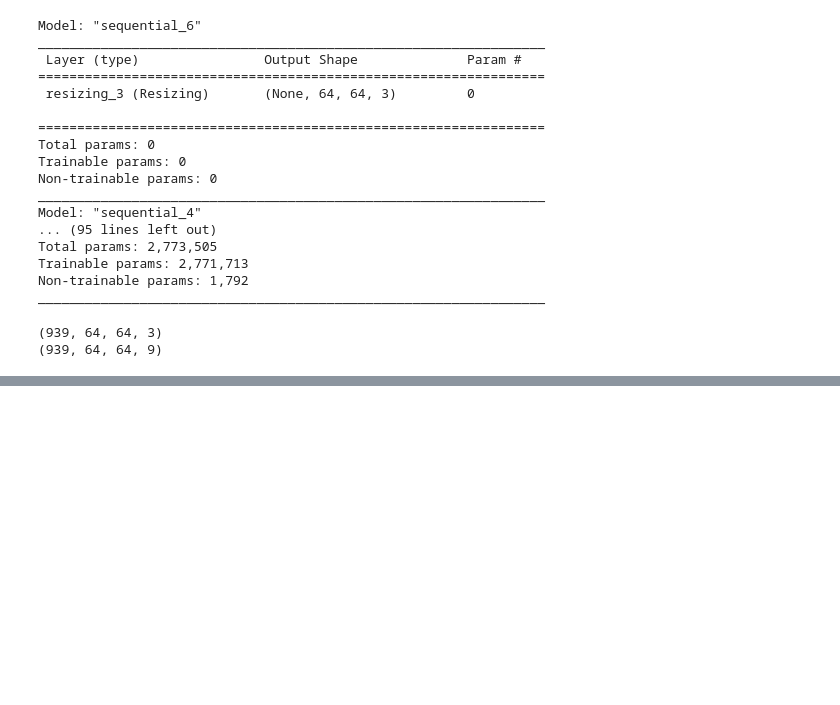
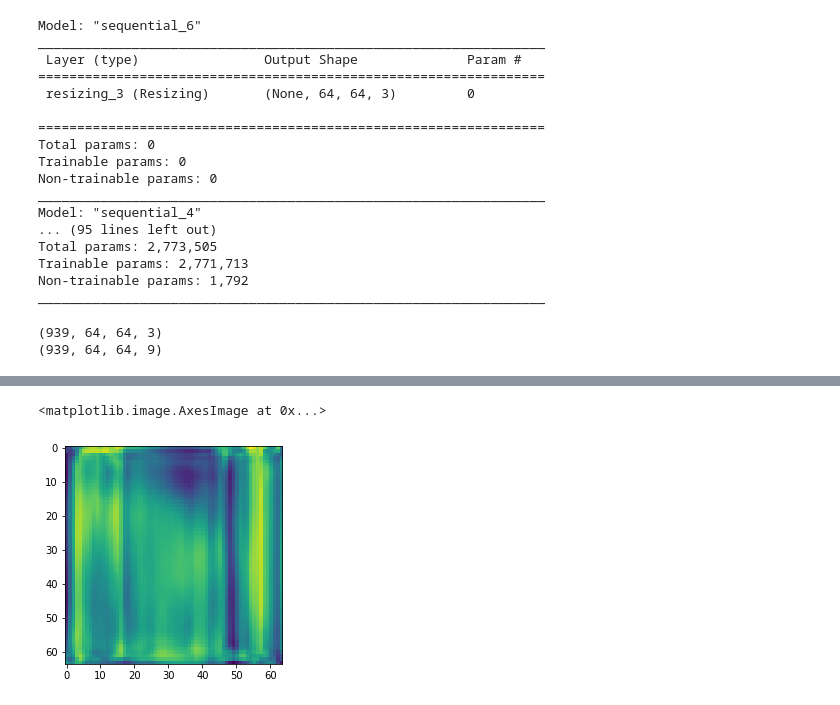
Before and after one commit to omriak/omri_project_files, a Jupyter notebook: training_colab.ipynb, the cells around one changed output, grey strips where cells are left out. Saved outputs shown, nothing was run; the diff lists cells and outputs as text; code cells hidden in the pictures; blank space fills up the shorter version.

```diff
--- a/training_colab.ipynb
+++ b/training_colab.ipynb
@@ -287,0 +301,10 @@ Epoch 22, gen loss=2.260711908340454,disc loss=0.7047123312950134, 0:00:09.55
+# %%
+seed = np.random.normal(0, 1,100)
+c = np.asarray((0,0,0,0,0,1))
+fixed_seed = np.append(seed,c)
+generated_image = generator(np.expand_dims(fixed_seed, axis=0), training=False)
+
+plt.imshow(generated_image[0, :, :, 0])
+# %% [output]
+<matplotlib.image.AxesImage at 0x...>
+[figure, added]
```
Also changed, not shown: parts of 5 cells of this notebook.
